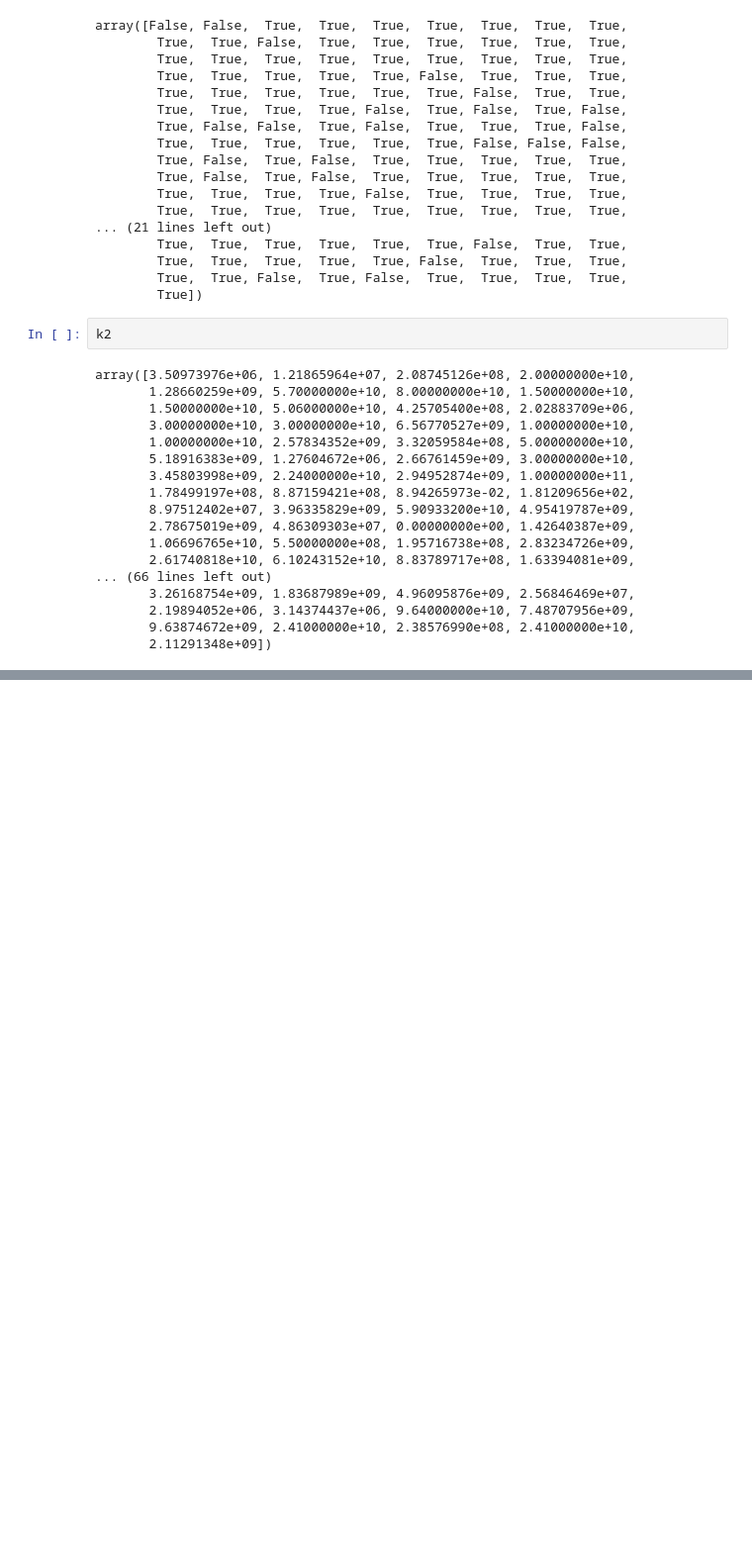
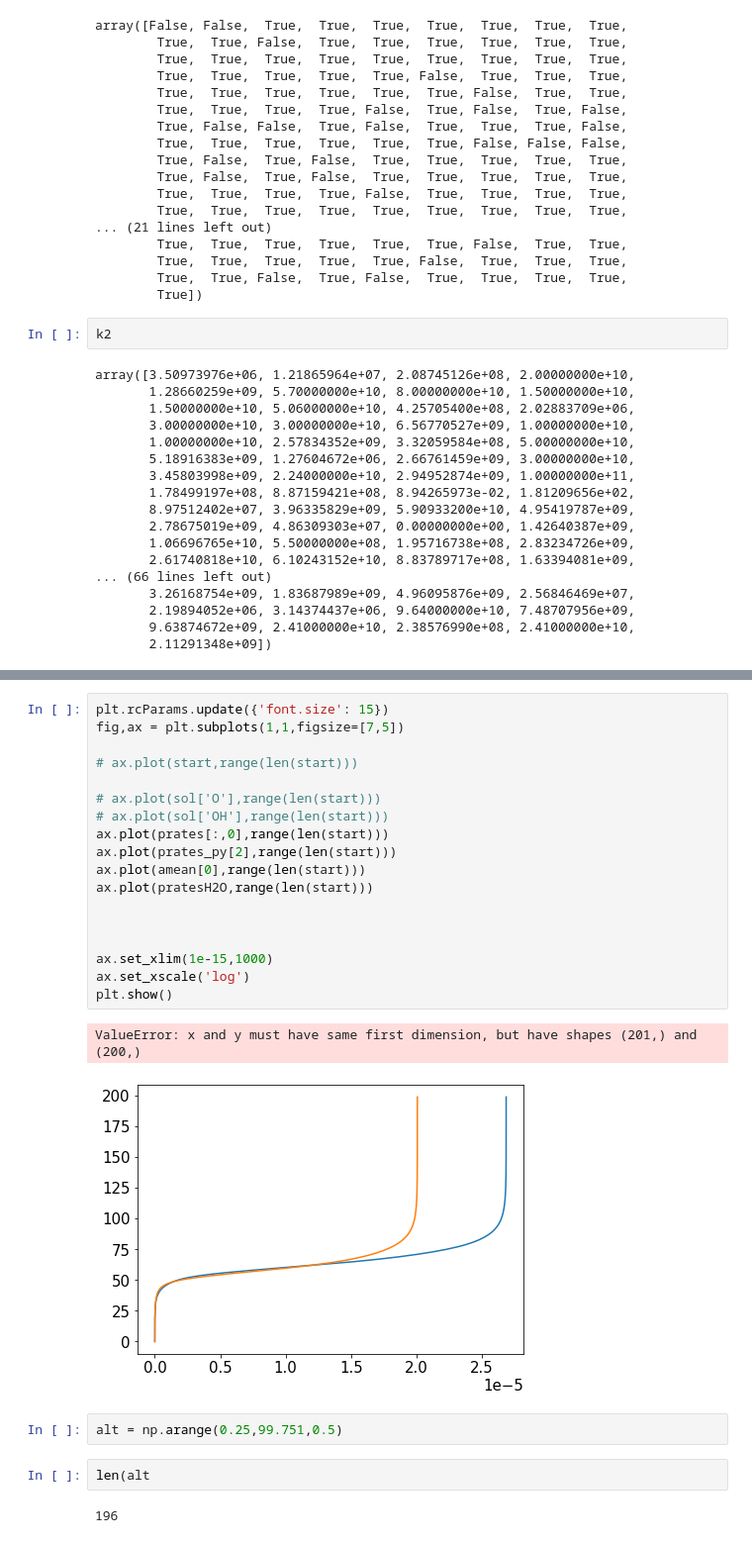
Before and after one commit to Nicholaswogan/photochem, a Jupyter notebook: random.ipynb, the cells around one changed output, grey strips where cells are left out. Shown at 99% size. Drawn from its saved outputs; the diff is of its cells as text; blank space fills up the shorter version.

```diff
--- a/random.ipynb
+++ b/random.ipynb
@@ -224,0 +301,27 @@ array([3.50973976e+06, 1.21865964e+07, 2.08745126e+08, 2.00000000e+10,
+# %%
+plt.rcParams.update({'font.size': 15})
+fig,ax = plt.subplots(1,1,figsize=[7,5])
+
+# ax.plot(start,range(len(start)))
+
+# ax.plot(sol['O'],range(len(start)))
+# ax.plot(sol['OH'],range(len(start)))
+ax.plot(prates[:,0],range(len(start)))
+ax.plot(prates_py[2],range(len(start)))
+ax.plot(amean[0],range(len(start)))
+ax.plot(pratesH2O,range(len(start)))
+
+
+
+ax.set_xlim(1e-15,1000)
+ax.set_xscale('log')
+plt.show()
+# %% [output]
+ValueError: x and y must have same first dimension, but have shapes (201,) and (200,)
+[figure, added]
+# %%
+alt = np.arange(0.25,99.751,0.5)
+# %%
+len(alt
+# %% [output]
+196
```
Also changed, not shown: parts of 20 cells of this notebook, 6 other files.
